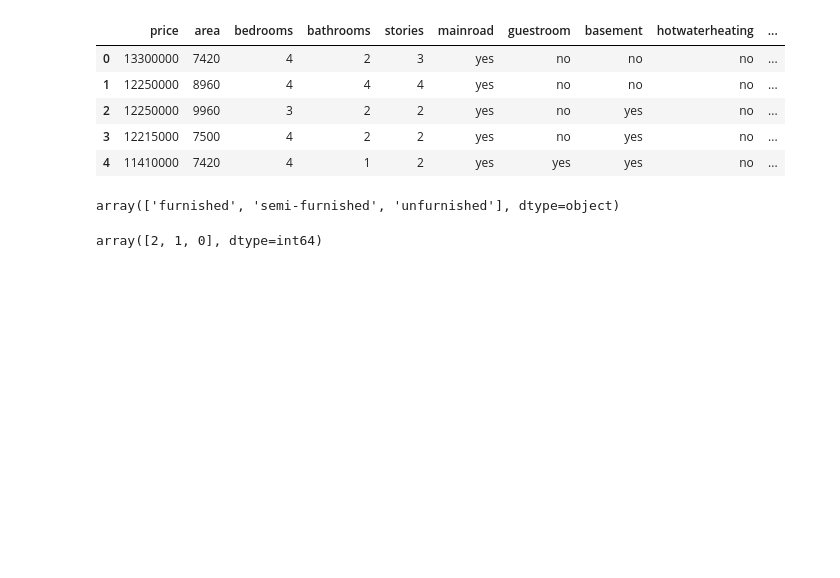
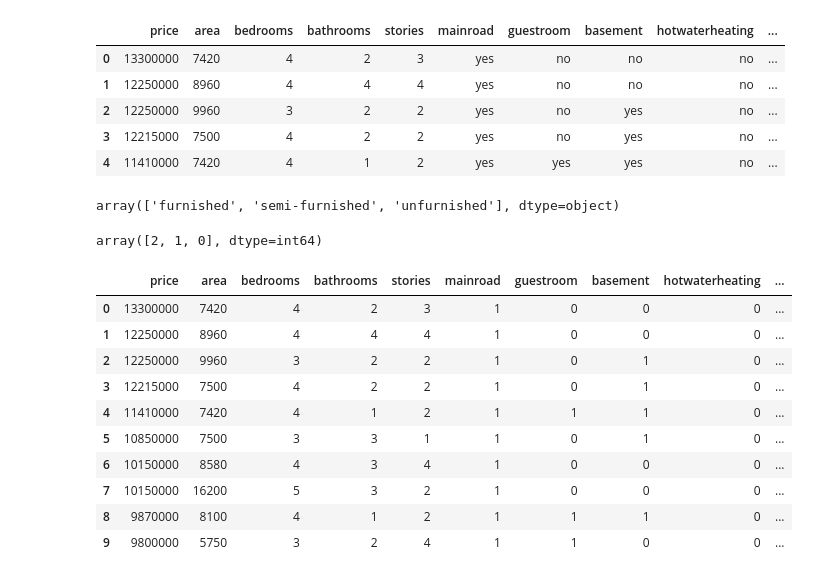
Before and after one commit to housing-pred/housing-pred, a Jupyter notebook: notebooks/data_exploration.ipynb, the cells around one changed output. Cells and saved outputs as stored; diff of their text form; code cells hidden in the pictures; blank space fills up the shorter version.

```diff
--- a/notebooks/data_exploration.ipynb
+++ b/notebooks/data_exploration.ipynb
@@ -86,3 +86,17 @@ df['furnishingstatus'] = df['furnishingstatus'].map({'unfurnished': 0, 'semi-fur
 df['furnishingstatus'].unique()
 # %% [output]
 array([2, 1, 0], dtype=int64)
+# %%
+df.head(10)
+# %% [output]
+|  | price | area | bedrooms | bathrooms | stories | mainroad | guestroom | basement | hotwaterheating | ... |
+| 0 | 13300000 | 7420 | 4 | 2 | 3 | 1 | 0 | 0 | 0 | ... |
+| 1 | 12250000 | 8960 | 4 | 4 | 4 | 1 | 0 | 0 | 0 | ... |
+| 2 | 12250000 | 9960 | 3 | 2 | 2 | 1 | 0 | 1 | 0 | ... |
+| 3 | 12215000 | 7500 | 4 | 2 | 2 | 1 | 0 | 1 | 0 | ... |
+| 4 | 11410000 | 7420 | 4 | 1 | 2 | 1 | 1 | 1 | 0 | ... |
+| 5 | 10850000 | 7500 | 3 | 3 | 1 | 1 | 0 | 1 | 0 | ... |
+| 6 | 10150000 | 8580 | 4 | 3 | 4 | 1 | 0 | 0 | 0 | ... |
+| 7 | 10150000 | 16200 | 5 | 3 | 2 | 1 | 0 | 0 | 0 | ... |
+| 8 | 9870000 | 8100 | 4 | 1 | 2 | 1 | 1 | 1 | 0 | ... |
+| 9 | 9800000 | 5750 | 3 | 2 | 4 | 1 | 1 | 0 | 0 | ... |
```
Also changed, not shown: parts of 2 cells of this notebook.
